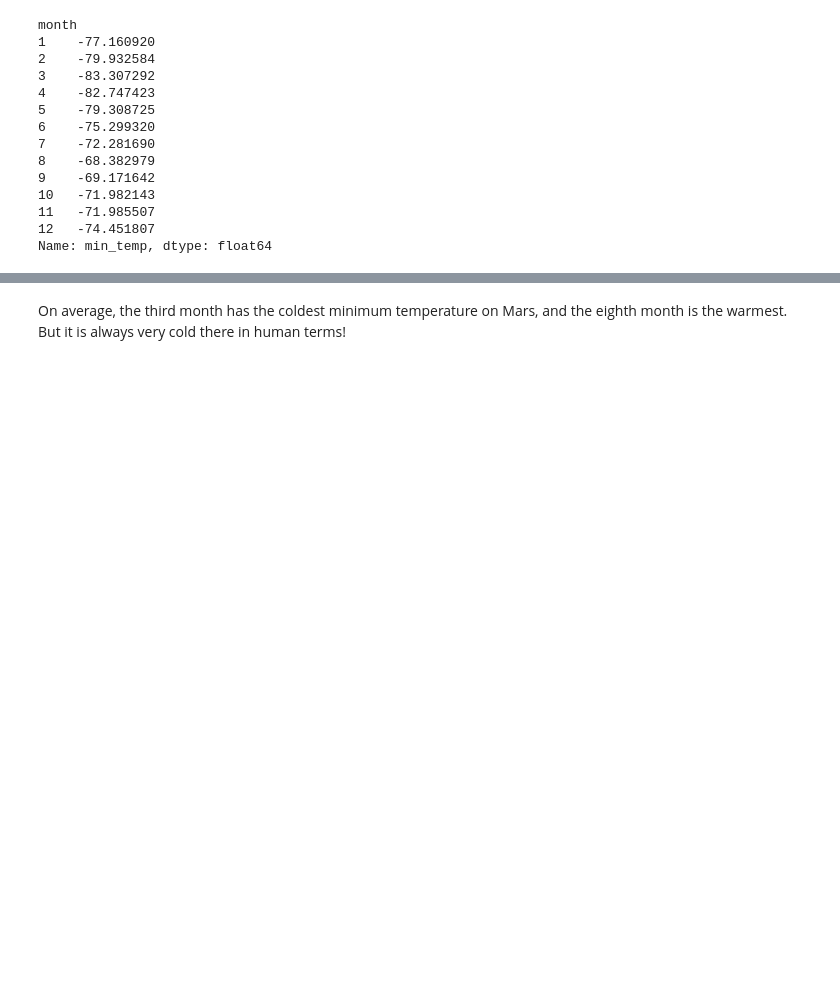
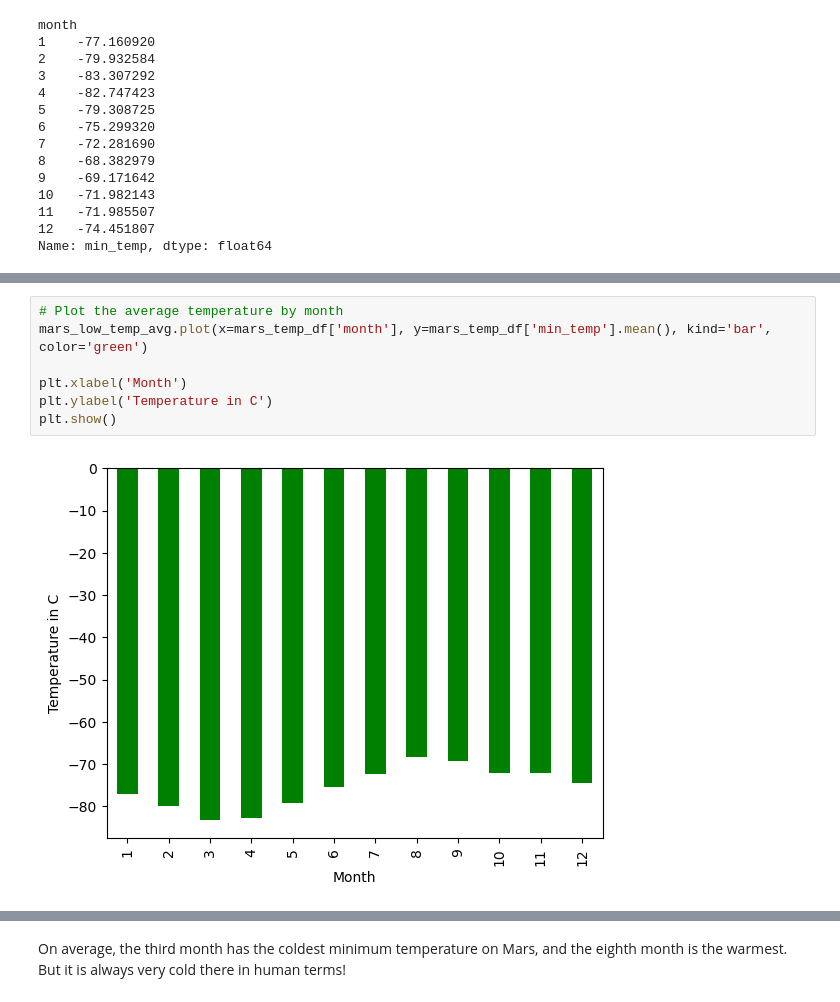
Before and after one commit to JAld3r/data-collection-challenge, a Jupyter notebook: Mars Data/part_2_mars_weather.ipynb, the cells around one changed output, grey strips where cells are left out. Cells and saved outputs as stored; diff of their text form; blank space fills up the shorter version.

```diff
--- a/Mars Data/part_2_mars_weather.ipynb
+++ b/Mars Data/part_2_mars_weather.ipynb
@@ -181,0 +164,9 @@ Name: min_temp, dtype: float64
+# %%
+# Plot the average temperature by month
+mars_low_temp_avg.plot(x=mars_temp_df['month'], y=mars_temp_df['min_temp'].mean(), kind='bar', color='green')
+
+plt.xlabel('Month')
+plt.ylabel('Temperature in C')
+plt.show()
+# %% [output]
+[figure, added]
```
Also changed, not shown: parts of 10 cells of this notebook, 1 other file.
